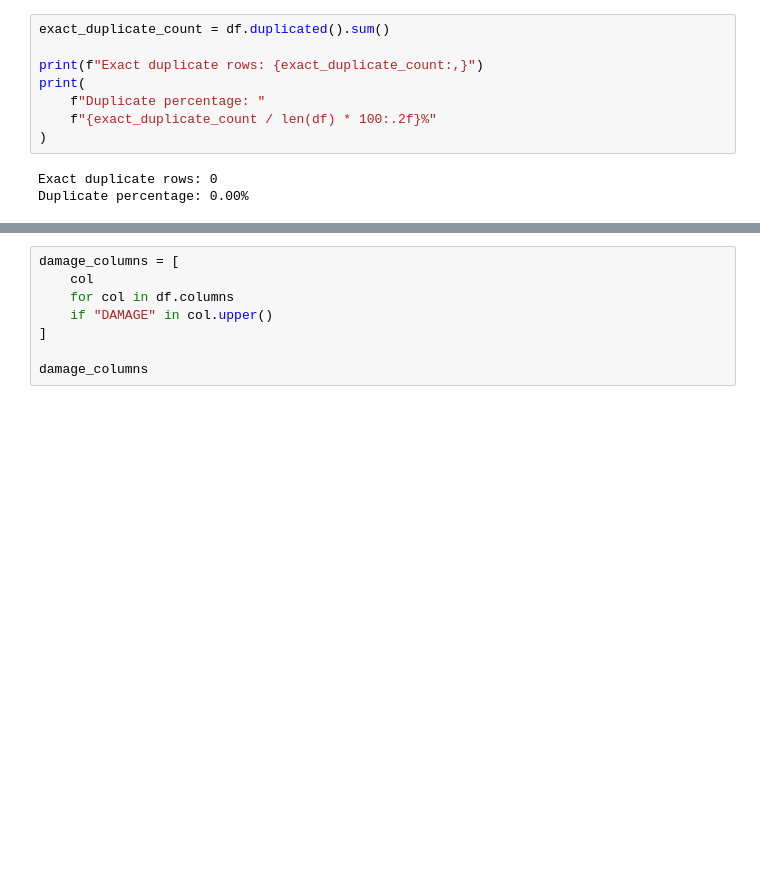
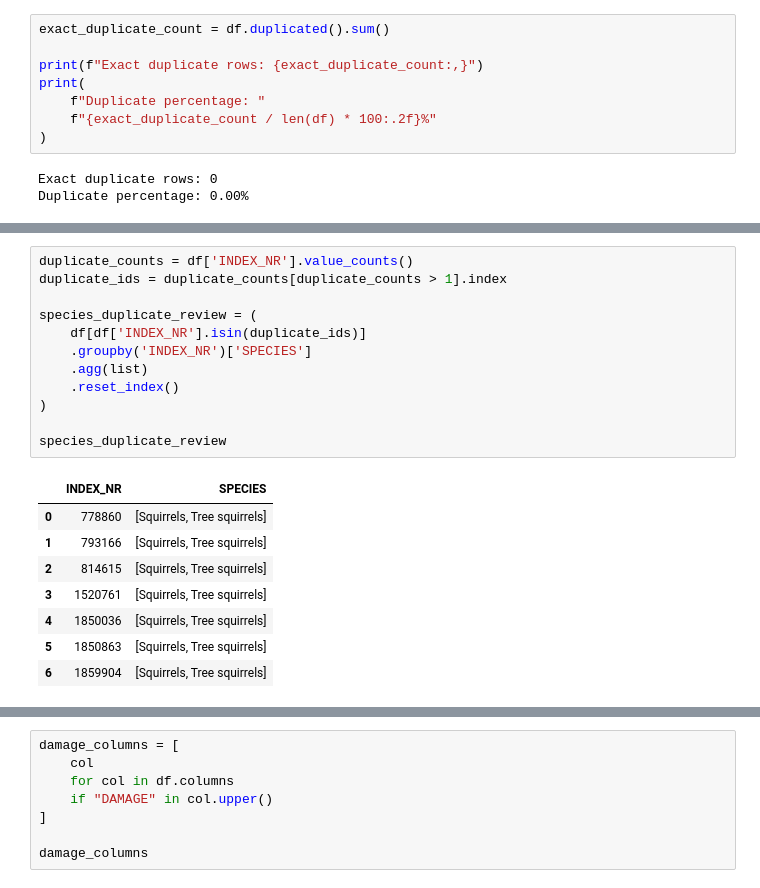
Before and after one commit to Gdfhf/faa-wildlife-strike-damage-analysis, a Jupyter notebook: notebooks/01_data_understanding.ipynb, the cells around one changed output, grey strips where cells are left out. Saved outputs shown, nothing was run; the diff lists cells and outputs as text; blank space fills up the shorter version.

```diff
--- a/notebooks/01_data_understanding.ipynb
+++ b/notebooks/01_data_understanding.ipynb
@@ -199,0 +386,21 @@ Duplicate percentage: 0.00%
+# %%
+duplicate_counts = df['INDEX_NR'].value_counts()
+duplicate_ids = duplicate_counts[duplicate_counts > 1].index
+
+species_duplicate_review = (
+    df[df['INDEX_NR'].isin(duplicate_ids)]
+    .groupby('INDEX_NR')['SPECIES']
+    .agg(list)
+    .reset_index()
+)
+
+species_duplicate_review
+# %% [output]
+|  | INDEX_NR | SPECIES |
+| 0 | 778860 | [Squirrels, Tree squirrels] |
+| 1 | 793166 | [Squirrels, Tree squirrels] |
+| 2 | 814615 | [Squirrels, Tree squirrels] |
+| 3 | 1520761 | [Squirrels, Tree squirrels] |
+| 4 | 1850036 | [Squirrels, Tree squirrels] |
+| 5 | 1850863 | [Squirrels, Tree squirrels] |
+| 6 | 1859904 | [Squirrels, Tree squirrels] |
```
Also changed, not shown: parts of 51 cells of this notebook.
